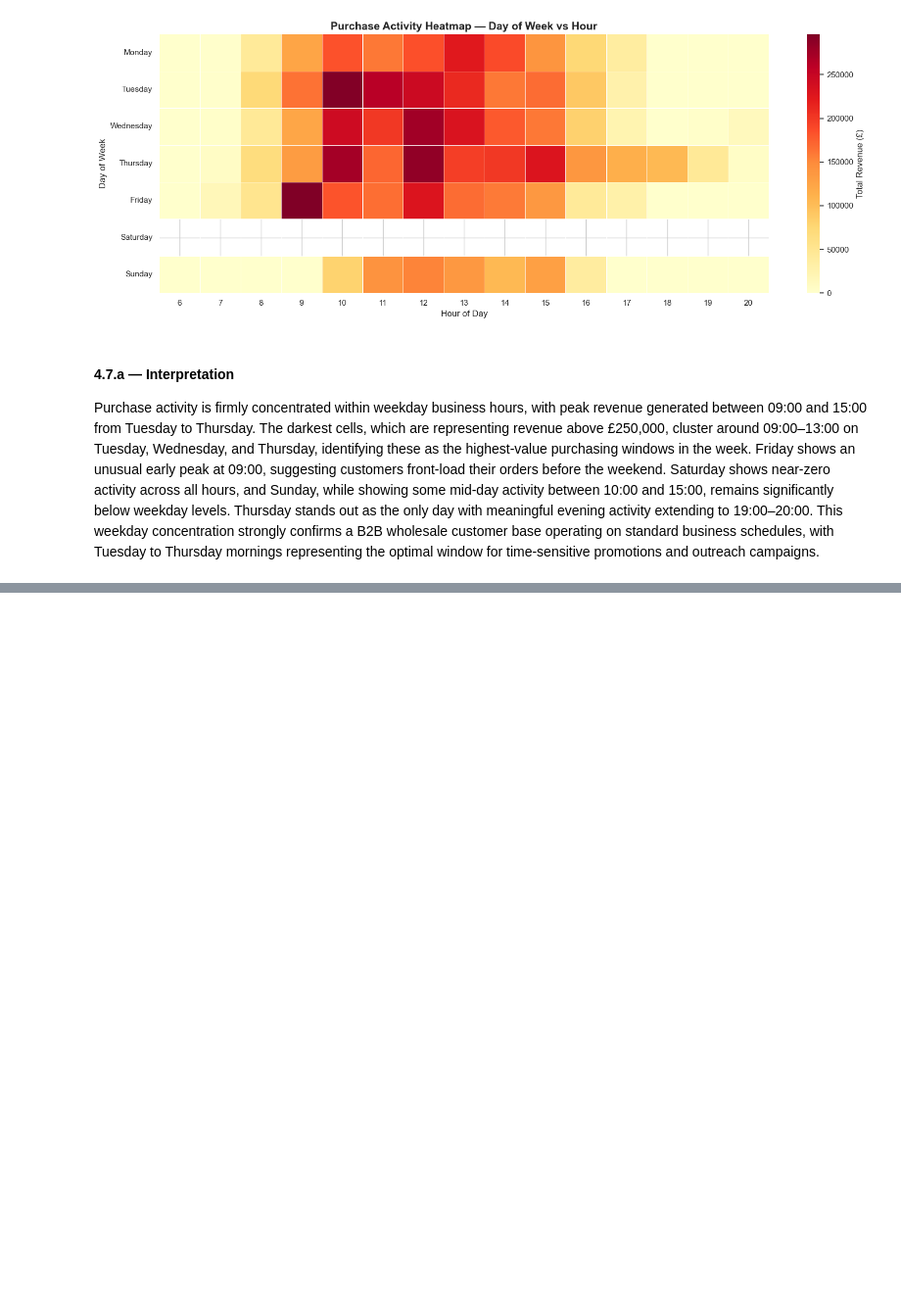
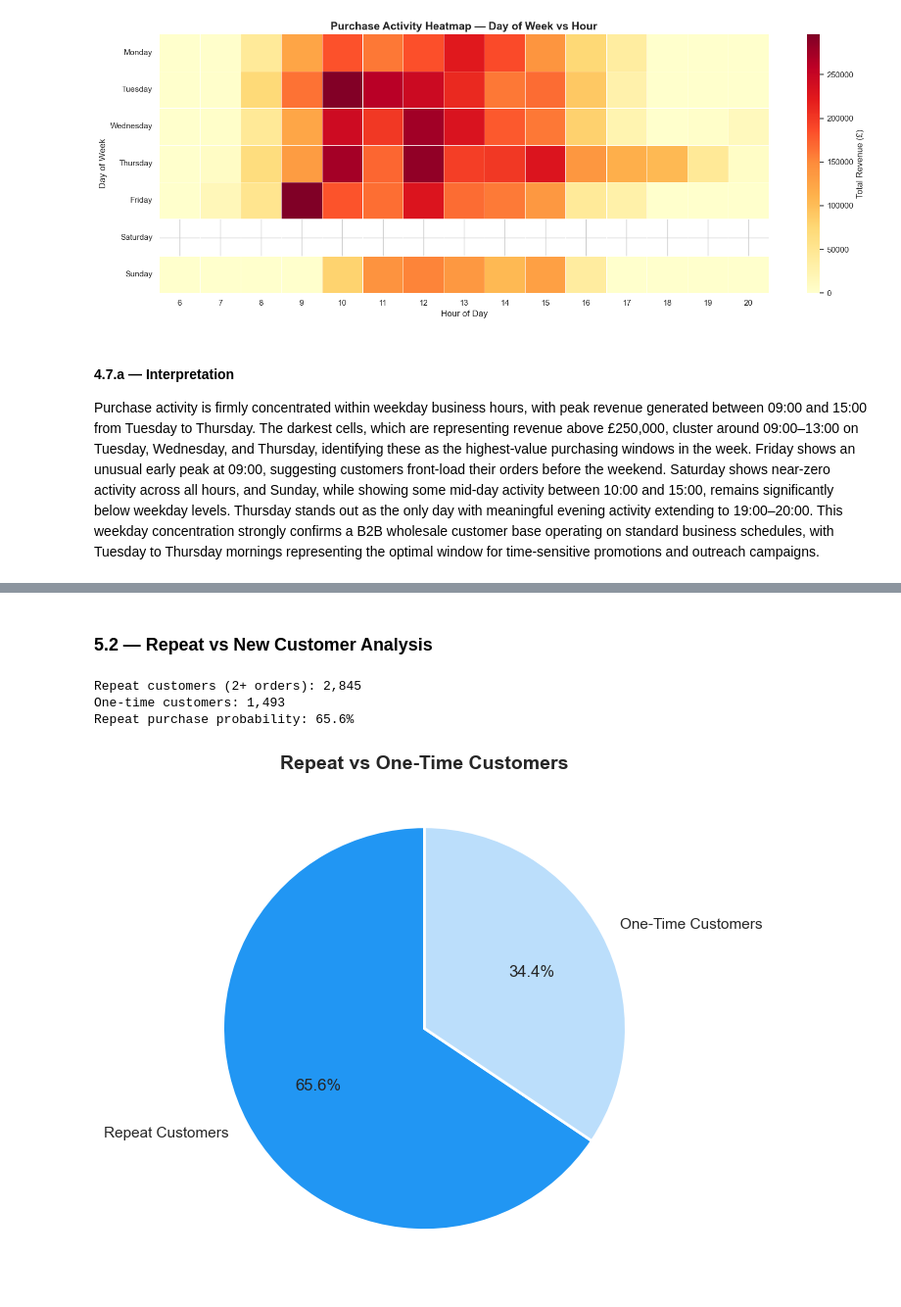
Before and after one commit to Gad-rb/DSA1080A-SS2026-GadRubuye-CustomerTransactionAnalysis, a Jupyter notebook: visuals/notebook.ipynb, the cells around one changed output, grey strips where cells are left out. Shown at 98% size. Saved outputs shown, nothing was run; the diff lists cells and outputs as text; code cells hidden in the pictures; blank space fills up the shorter version.

```diff
--- a/visuals/notebook.ipynb
+++ b/visuals/notebook.ipynb
@@ -572,0 +633,30 @@ Purchase activity is firmly concentrated within weekday business hours, with pea
+# %% [markdown]
+### 5.2 — Repeat vs New Customer Analysis
+# %%
+order_counts = df.groupby('CustomerID')['InvoiceNo'].nunique()
+
+repeat_customers = (order_counts > 1).sum()
+one_time_customers = (order_counts == 1).sum()
+repeat_rate = (order_counts > 1).mean() * 100
+
+print(f'Repeat customers (2+ orders): {repeat_customers:,}')
+print(f'One-time customers: {one_time_customers:,}')
+print(f'Repeat purchase probability: {repeat_rate:.1f}%')
+
+fig, ax = plt.subplots(figsize=(7, 7))
+ax.pie([repeat_customers, one_time_customers],
+       labels=['Repeat Customers', 'One-Time Customers'],
+       autopct='%1.1f%%',
+       colors=['#2196F3', '#BBDEFB'],
+       startangle=90,
+       wedgeprops={'edgecolor': 'white', 'linewidth': 2})
+ax.set_title('Repeat vs One-Time Customers', fontsize=14, fontweight='bold')
+
+plt.tight_layout()
+plt.savefig('/Users/mac/Desktop/DSA1080/Final Project/visuals/repeat_vs_new_customers.png', dpi=150, bbox_inches='tight')
+plt.show()
+# %% [output]
+Repeat customers (2+ orders): 2,845
+One-time customers: 1,493
+Repeat purchase probability: 65.6%
+[figure, added]
```
Also changed, not shown: parts of 24 cells of this notebook, 6 other files.
